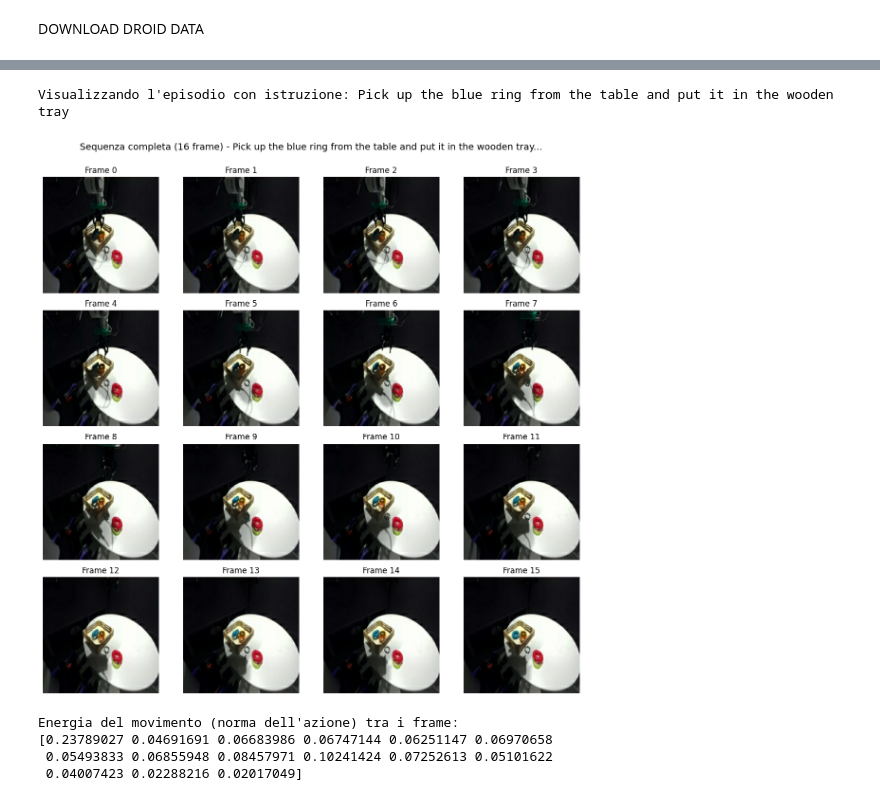
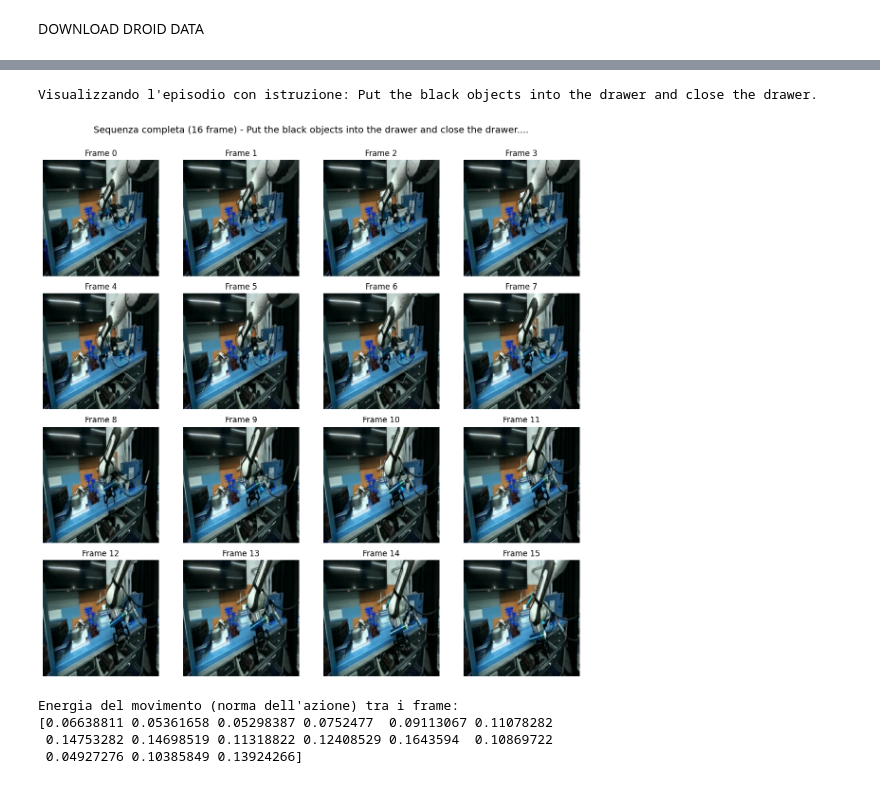
Before and after one commit to cybernetic-m/action_jepa, a Jupyter notebook: semanticJEPA_training.ipynb, the cells around one changed output, grey strips where cells are left out. Drawn from its saved outputs; the diff is of its cells as text; code cells hidden in the pictures.

```diff
--- a/semanticJEPA_training.ipynb
+++ b/semanticJEPA_training.ipynb
@@ -19,8 +19,8 @@ os.makedirs(download_dir, exist_ok=True)
 ds = tfds.load(dataset_list[0], data_dir="gs://gresearch/robotics", split="train")
 
 droid_lang_keys = ['language_instruction', 'language_instruction_2', 'language_instruction_3']
-num_episodes_to_download = 100
-for i, episode in enumerate(tqdm(ds, total=num_episodes_to_download, desc=f"Download {dataset_list[0]} episodes", unit="ep")):
+num_episodes_to_download = 5
+for i, episode in enumerate(tqdm(ds.take(num_episodes_to_download), total=num_episodes_to_download, desc=f"Download {dataset_list[0]} episodes", unit="ep")):
 
     # Per ora metti un limite per testare (es. i primi 50 episodi)
     if i >= num_episodes_to_download:
@@ -49,42 +70,42 @@ for i, episode in enumerate(tqdm(ds, total=num_episodes_to_download, desc=f"Down
 # %%
 # 1. Carica il file
-file_path = "./data/droid/episode_0.pt"
+file_path = "./data/droid/episode_1.pt"
 checkpoint = torch.load(file_path)
 
 # 2. Estrazione video e info
 video = checkpoint['video']  # [16, 3, 256, 256]
 instruction = checkpoint['language'][0]
 
 print(f"Visualizzando l'episodio con istruzione: {instruction}")
 
 # 3. Creazione della griglia 4x4
 plt.style.use('default')
 fig, axes = plt.subplots(4, 4, figsize=(12, 12))
 fig.suptitle(f"Sequenza completa (16 frame) - {instruction[:80]}...", fontsize=14)
 
 for i in range(16):
     ax = axes[i // 4, i % 4]
 
     # Prendi il frame i, sposta i canali da [C, H, W] a [H, W, C]
     frame = video[i].permute(1, 2, 0).numpy()
 
     ax.imshow(frame)
     ax.set_title(f"Frame {i}")
     ax.axis('off')
 
 plt.tight_layout()
 plt.subplots_adjust(top=0.92) # Spazio per il titolo principale
 plt.show()
 
 # 4. Verifica dinamica delle azioni
 # Calcoliamo la "magnitudo" del movimento per vedere se i frame sono diversi
 movement = torch.norm(checkpoint['actions'], dim=1)
 print("\nEnergia del movimento (norma dell'azione) tra i frame:")
 print(movement.numpy())
 # %% [output]
-Visualizzando l'episodio con istruzione: Pick up the blue ring from the table and put it in the wooden tray
+Visualizzando l'episodio con istruzione: Put the black objects into the drawer and close the drawer.
-[figure, old version]
+[figure, new version]
 Energia del movimento (norma dell'azione) tra i frame:
-[0.23789027 0.04691691 0.06683986 0.06747144 0.06251147 0.06970658
- 0.05493833 0.06855948 0.08457971 0.10241424 0.07252613 0.05101622
- 0.04007423 0.02288216 0.02017049]
+[0.06638811 0.05361658 0.05298387 0.0752477  0.09113067 0.11078282
+ 0.14753282 0.14698519 0.11318822 0.12408529 0.1643594  0.10869722
+ 0.04927276 0.10385849 0.13924266]
```
Also changed, not shown: parts of 1 cell of this notebook, 1 other file.
